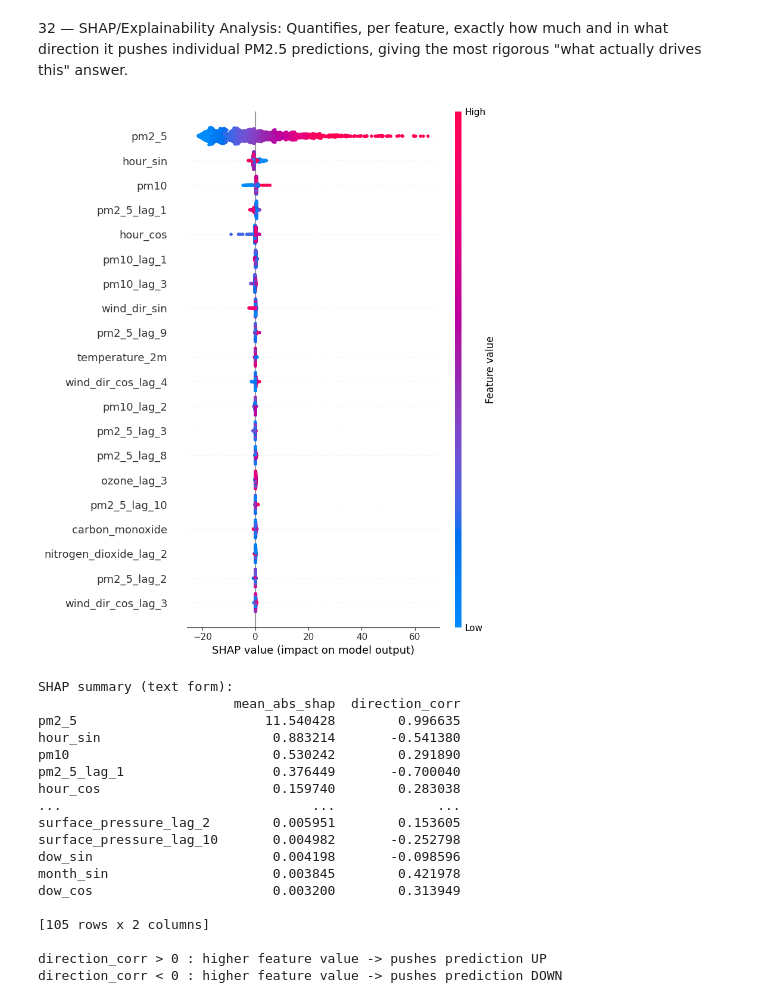
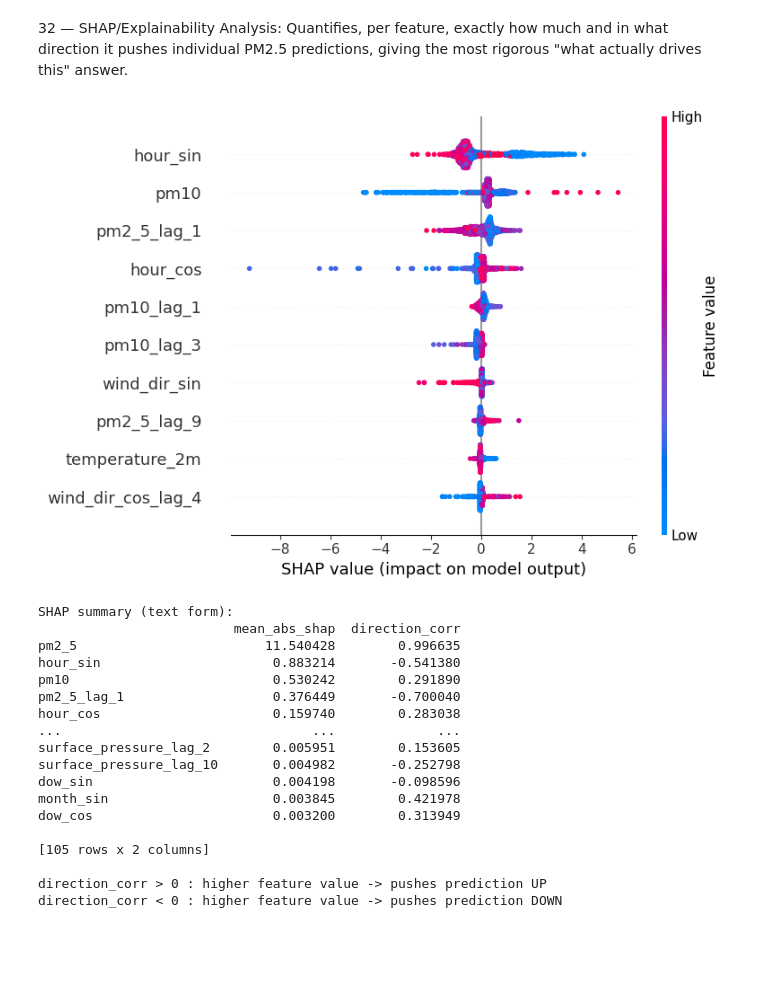
Before and after one commit to adarsha-7/pm25-forecasting, a Jupyter notebook: notebooks/eda/phase_2/15_to_32.ipynb, the cells around one changed output. Drawn from its saved outputs; the diff is of its cells as text; code cells hidden in the pictures; blank space fills up the shorter version.

```diff
--- a/notebooks/eda/phase_2/15_to_32.ipynb
+++ b/notebooks/eda/phase_2/15_to_32.ipynb
@@ -775,30 +785,53 @@ Length: 105, dtype: float64
 # %%
 import shap
 
+# SHAP calculation (unchanged)
 explainer = shap.TreeExplainer(rf_importance)
 X_sample = X_train_tree.sample(2000, random_state=42)
 shap_values = explainer.shap_values(X_sample)
 
-shap.summary_plot(shap_values, X_sample, show=True)
+# -------------------------------
+# Exclude PM2.5 only from plotting
+# -------------------------------
+feature_to_exclude = "pm2_5"   # Change this if your column is named differently
 
-mean_abs_shap = pd.Series(np.abs(shap_values).mean(axis=0), index=X_train_tree.columns).sort_values(ascending=False)
+plot_columns = [col for col in X_sample.columns if col != feature_to_exclude]
+
+X_plot = X_sample[plot_columns]
+
+# Select SHAP values for the remaining features
+shap_values_plot = shap_values[:, [X_sample.columns.get_loc(col) for col in plot_columns]]
+
+# Plot without PM2.5
+shap.summary_plot(shap_values_plot, X_plot, show=True, max_display=10)
+
+# ---------------------------------------
+# SHAP importance calculations (unchanged)
+# ---------------------------------------
+mean_abs_shap = (
+    pd.Series(np.abs(shap_values).mean(axis=0), index=X_train_tree.columns)
+    .sort_values(ascending=False)
+)
 
 direction = pd.Series(
-    [np.corrcoef(X_sample.iloc[:, i], shap_values[:, i])[0, 1] for i in range(X_sample.shape[1])],
-    index=X_train_tree.columns
+    [
+        np.corrcoef(X_sample.iloc[:, i], shap_values[:, i])[0, 1]
+        for i in range(X_sample.shape[1])
+    ],
+    index=X_train_tree.columns,
 )
 
 summary_table = pd.DataFrame({
     "mean_abs_shap": mean_abs_shap,
     "direction_corr": direction.reindex(mean_abs_shap.index)
 })
 
 print("SHAP summary (text form):")
 print(summary_table)
 print("\ndirection_corr > 0 : higher feature value -> pushes prediction UP")
 print("direction_corr < 0 : higher feature value -> pushes prediction DOWN")
 # %% [output]
-[figure, old version]
+[figure, new version]
 SHAP summary (text form):
                          mean_abs_shap  direction_corr
 pm2_5                        11.540428        0.996635
```
Also changed, not shown: parts of 7 cells of this notebook, 24 other files.
